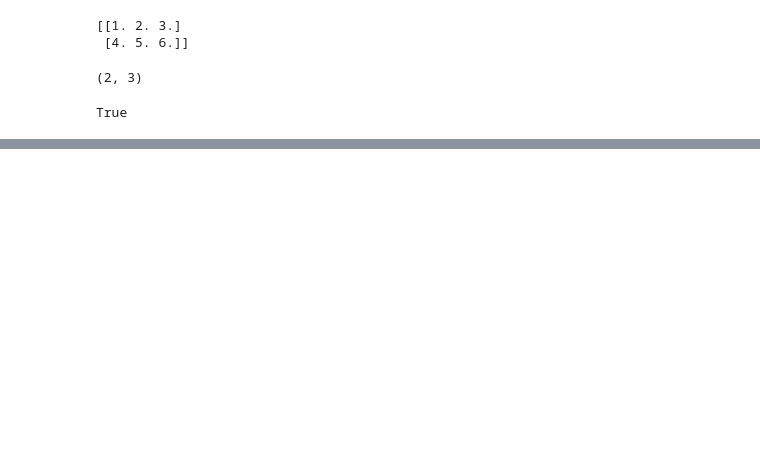
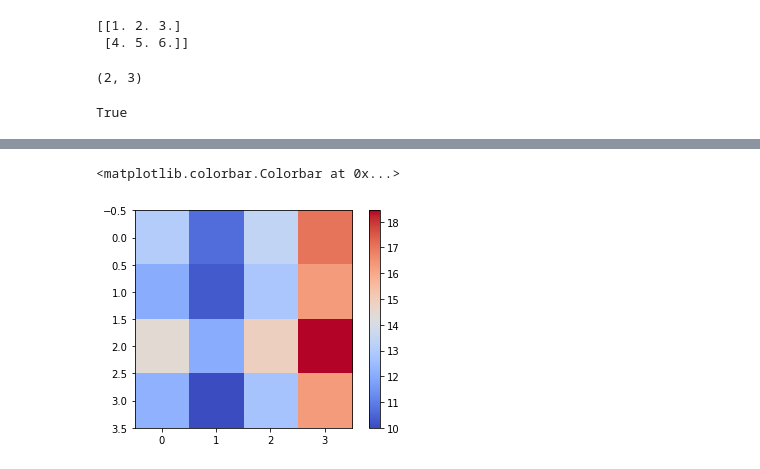
Before and after one commit to BinuraRanasingha/MLOM-Practicals, a Jupyter notebook: Python.ipynb, the cells around one changed output, grey strips where cells are left out. Drawn from its saved outputs; the diff is of its cells as text; code cells hidden in the pictures; blank space fills up the shorter version.

```diff
--- a/Python.ipynb
+++ b/Python.ipynb
@@ -158,0 +255,16 @@ True
+# %%
+from scipy.spatial import distance
+distmx = []
+for e in c1:
+    newrow = []
+    for f in c2:
+        d = distance.euclidean(e,f)
+        newrow.append(d)
+    distmx.append(newrow)
+
+plt.figure()
+plt.imshow(distmx,cmap='coolwarm',interpolation="nearest")
+plt.colorbar()
+# %% [output]
+<matplotlib.colorbar.Colorbar at 0x...>
+[figure, added]
```
Also changed, not shown: parts of 12 cells of this notebook.
